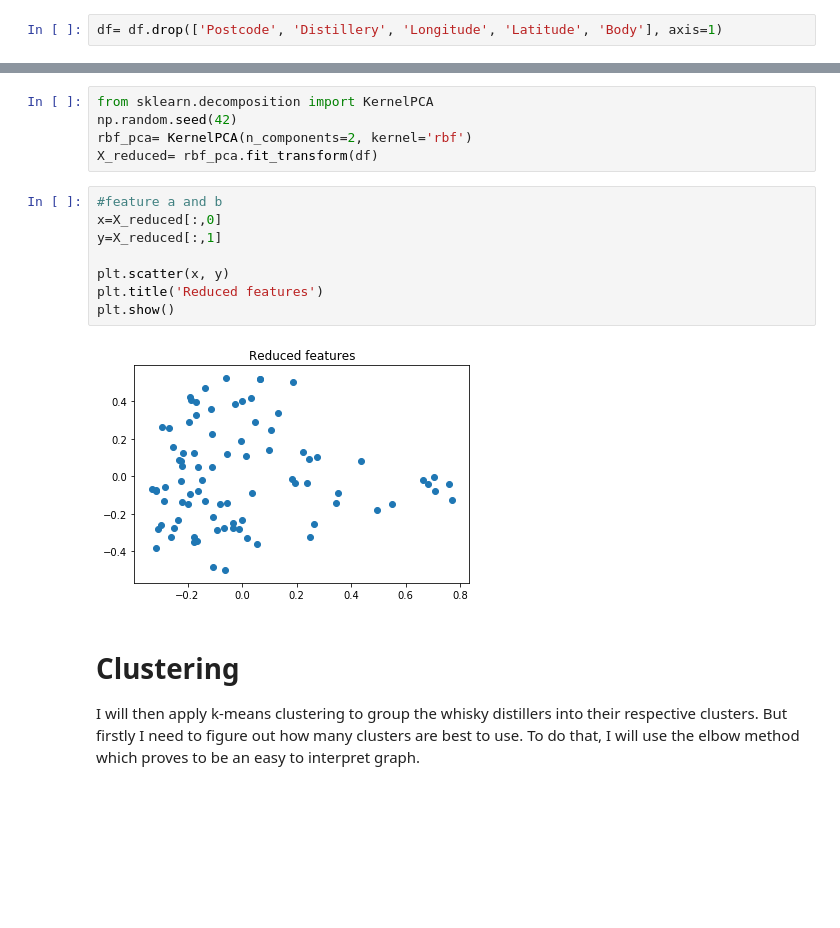
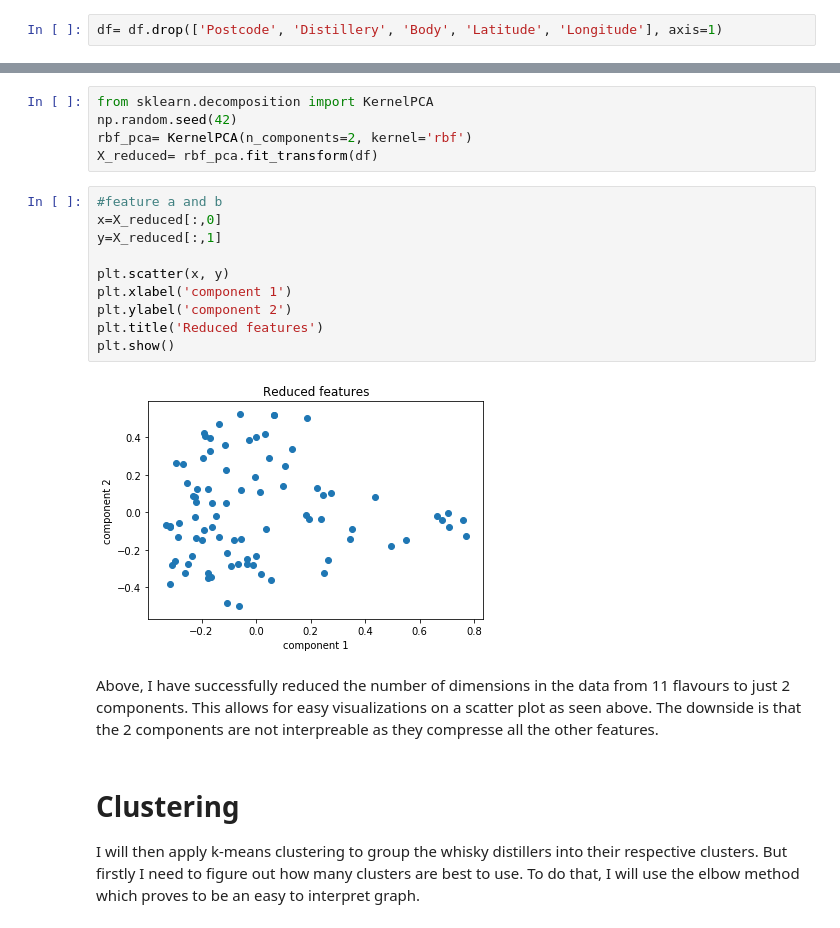
Before and after one commit to masaimahapa/whisky-distilleries, a Jupyter notebook: whisky clusters.ipynb, the cells around one changed output, grey strips where cells are left out. Saved outputs shown, nothing was run; the diff lists cells and outputs as text; blank space fills up the shorter version.

```diff
--- a/whisky clusters.ipynb
+++ b/whisky clusters.ipynb
@@ -70,5 +74,5 @@ It would only make sense for me to drop them as they are non numeric and not cat
 # %%
-df= df.drop(['Postcode', 'Distillery', 'Longitude', 'Latitude', 'Body'], axis=1)
+df= df.drop(['Postcode', 'Distillery', 'Body', 'Latitude', 'Longitude'], axis=1)
 # %%
 df.head()
 # %% [output]
@@ -90,13 +94,17 @@ X_reduced= rbf_pca.fit_transform(df)
 # %%
 #feature a and b
 x=X_reduced[:,0]
 y=X_reduced[:,1]
 
 plt.scatter(x, y)
+plt.xlabel('component 1')
+plt.ylabel('component 2')
 plt.title('Reduced features')
 plt.show()
 # %% [output]
-[figure, old version]
+[figure, new version]
+# %% [markdown]
+Above, I have successfully reduced the number of dimensions in the data from 11 flavours to just 2 components. This allows for easy visualizations on a scatter plot as seen above. The downside is that the 2 components are not interpreable as they compresse all the other features.
 # %% [markdown]
 # Clustering
 I will then apply k-means clustering to group the whisky distillers into their respective clusters.
```
Also changed, not shown: parts of 28 cells of this notebook, 7 other files.
